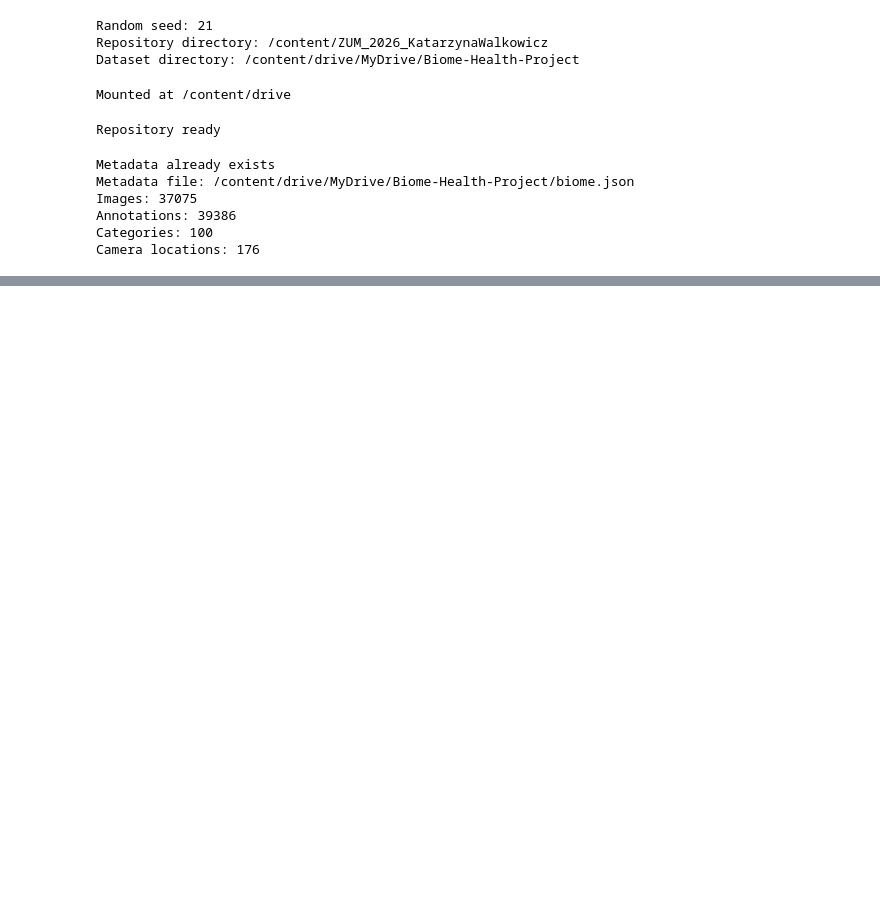
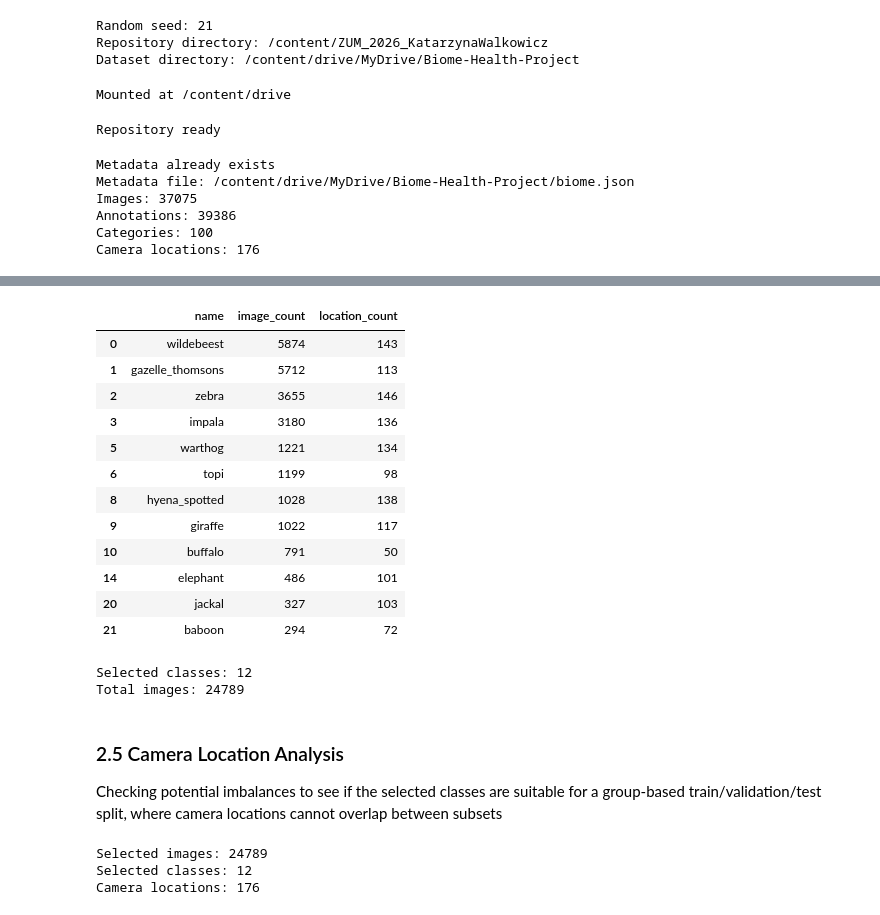
Before and after one commit to s26732-ctrl/ZUM_2026_KatarzynaWalkowicz, a Jupyter notebook: notebooks/01_data_and_protocol.ipynb, the cells around one changed output, grey strips where cells are left out. Cells and saved outputs as stored; diff of their text form; code cells hidden in the pictures; blank space fills up the shorter version.

```diff
--- a/notebooks/01_data_and_protocol.ipynb
+++ b/notebooks/01_data_and_protocol.ipynb
@@ -74,0 +215,16 @@ Camera locations: 176
+# %%
+# Category distribution in single-label images
+single_label_annotations = annotations_df[
+    annotations_df["image_id"].isin(single_label_images)
+]
+
+category_counts = (
+    single_label_annotations
+    .groupby("category_id")["image_id"]
+    .nunique()
+    .reset_index(name="image_count")
+    .merge(categories_df, left_on="category_id", right_on="id")
+    .sort_values("image_count", ascending=False)
+)
+
+print(category_counts[["name", "image_count"]])
@@ -74,0 +336,62 @@ Camera locations: 176
+# %%
+SELECTED_CLASSES = [
+    "wildebeest",
+    "gazelle_thomsons",
+    "zebra",
+    "impala",
+    "warthog",
+    "topi",
+    "hyena_spotted",
+    "giraffe",
+    "buffalo",
+    "elephant",
+    "jackal",
+    "baboon",
+]
+
+selected_stats = category_stats[
+    category_stats["name"].isin(SELECTED_CLASSES)
+]
+
+display(selected_stats[["name", "image_count", "location_count"]])
+
+print(f"Selected classes: {len(selected_stats)}")
+print(f"Total images: {selected_stats['image_count'].sum()}")
+# %% [output]
+|  | name | image_count | location_count |
+| 0 | wildebeest | 5874 | 143 |
+| 1 | gazelle_thomsons | 5712 | 113 |
+| 2 | zebra | 3655 | 146 |
+| 3 | impala | 3180 | 136 |
+| 5 | warthog | 1221 | 134 |
+| 6 | topi | 1199 | 98 |
+| 8 | hyena_spotted | 1028 | 138 |
+| 9 | giraffe | 1022 | 117 |
+| 10 | buffalo | 791 | 50 |
+| 14 | elephant | 486 | 101 |
+| 20 | jackal | 327 | 103 |
+| 21 | baboon | 294 | 72 |
+Selected classes: 12
+Total images: 24789
+# %% [markdown]
+### 2.5 Camera Location Analysis
+Checking potential imbalances to see if the selected classes are suitable for a group-based train/validation/test split, where camera locations cannot overlap between subsets
+# %%
+selected_data = single_label_data[
+    single_label_data["category_id"].isin(selected_stats["category_id"])
+].copy()
+
+selected_data = selected_data.merge(
+    categories_df,
+    left_on="category_id",
+    right_on="id",
+    suffixes=("", "_category")
+)
+
+print("Selected images:", len(selected_data))
+print("Selected classes:", selected_data["name"].nunique())
+print("Camera locations:", selected_data["location"].nunique())
+# %% [output]
+Selected images: 24789
+Selected classes: 12
+Camera locations: 176
```
Also changed, not shown: parts of 36 cells of this notebook.
